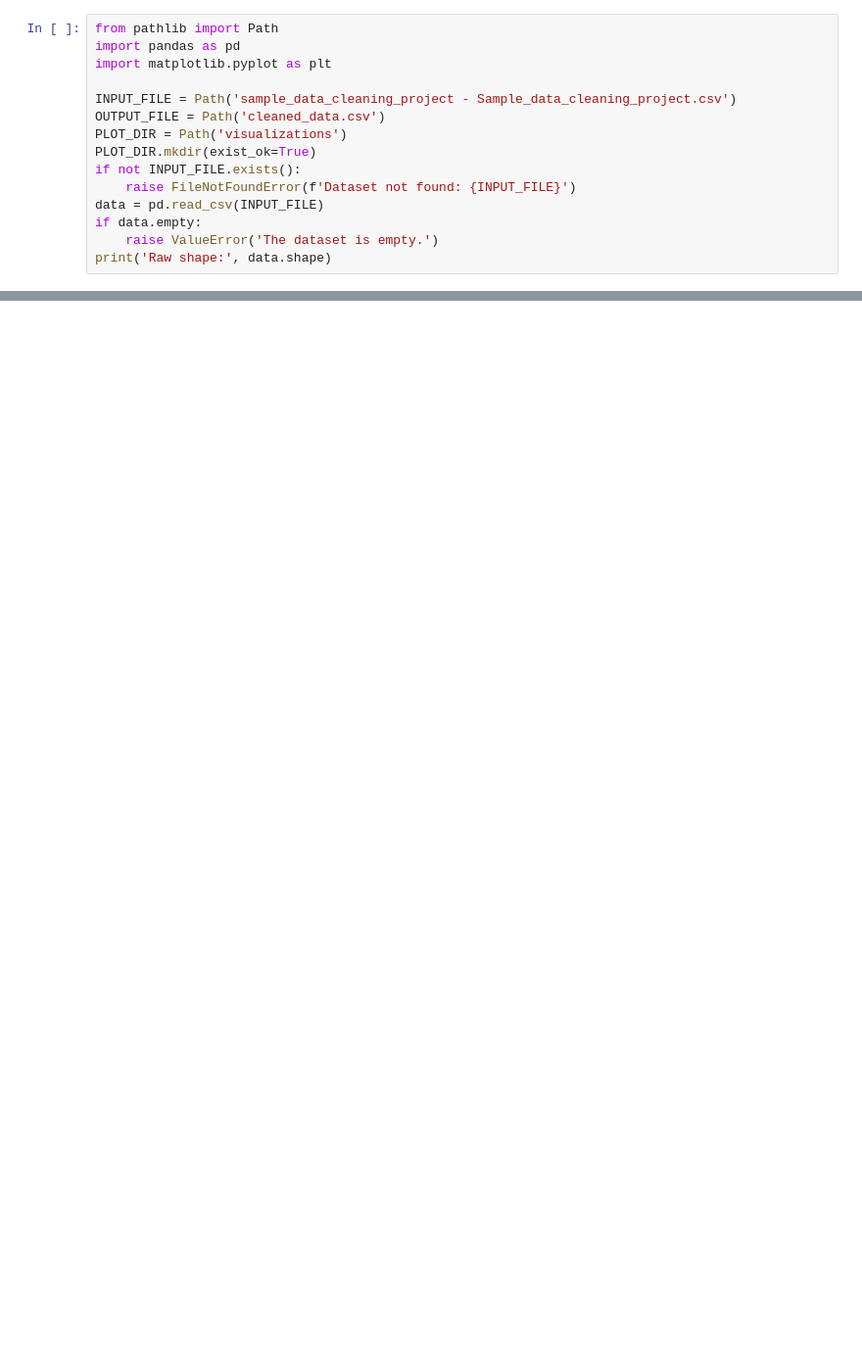
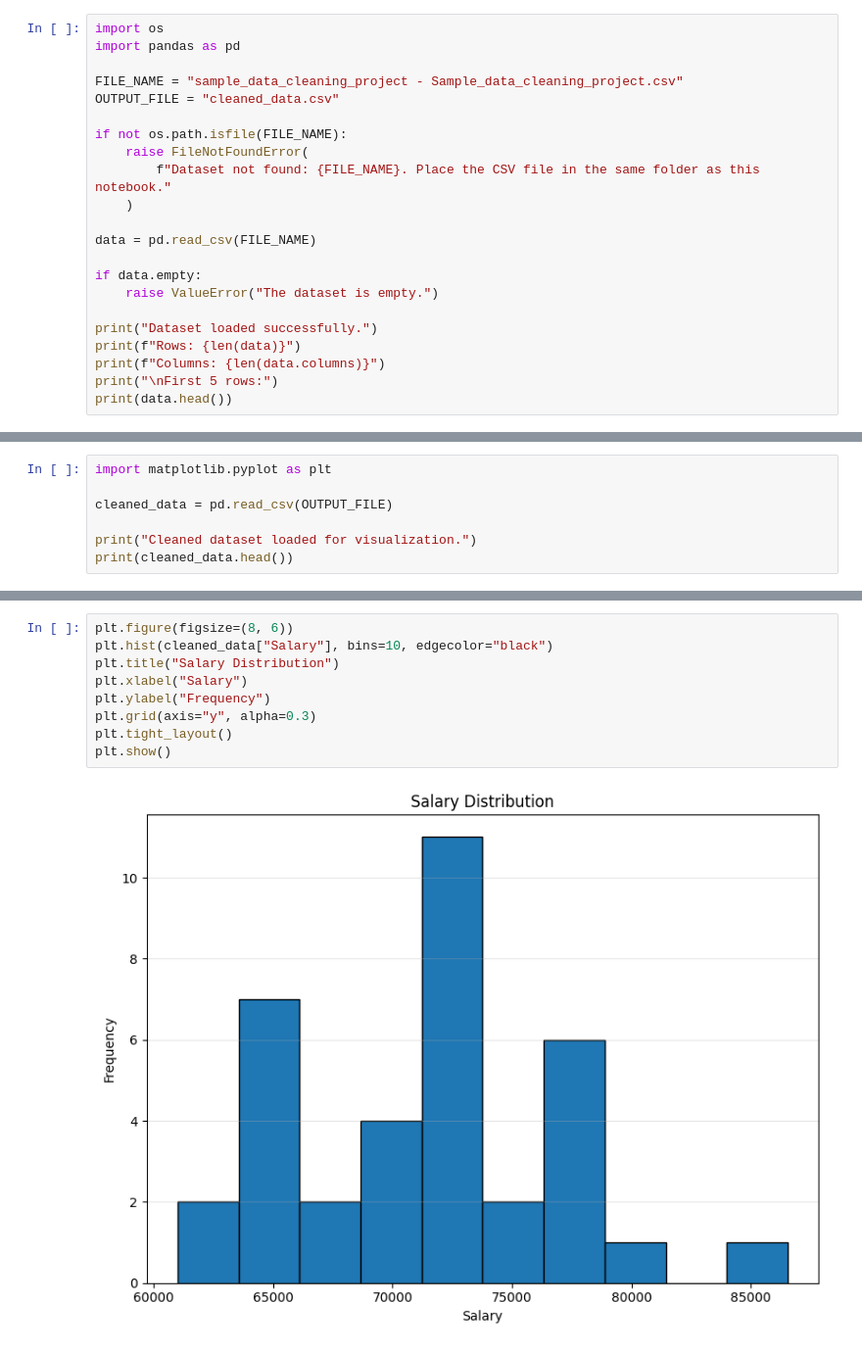
Before and after one commit to agiagilan2007-ship-it/data-cleaning-project, a Jupyter notebook: cleaningdata_final_submission_tested.ipynb, the cells around one changed output, grey strips where cells are left out. Shown at 98% size. Cells and saved outputs as stored; diff of their text form; blank space fills up the shorter version.

```diff
--- a/cleaningdata_final_submission_tested.ipynb
+++ b/cleaningdata_final_submission_tested.ipynb
@@ -5,15 +14,22 @@ This notebook cleans the raw employee CSV, validates the result, exports `cleane
 # %%
-from pathlib import Path
+import os
 import pandas as pd
-import matplotlib.pyplot as plt
 
-INPUT_FILE = Path('sample_data_cleaning_project - Sample_data_cleaning_project.csv')
-OUTPUT_FILE = Path('cleaned_data.csv')
-PLOT_DIR = Path('visualizations')
-PLOT_DIR.mkdir(exist_ok=True)
-if not INPUT_FILE.exists():
-    raise FileNotFoundError(f'Dataset not found: {INPUT_FILE}')
-data = pd.read_csv(INPUT_FILE)
+FILE_NAME = "sample_data_cleaning_project - Sample_data_cleaning_project.csv"
+OUTPUT_FILE = "cleaned_data.csv"
+
+if not os.path.isfile(FILE_NAME):
+    raise FileNotFoundError(
+        f"Dataset not found: {FILE_NAME}. Place the CSV file in the same folder as this notebook."
+    )
+
+data = pd.read_csv(FILE_NAME)
+
 if data.empty:
-    raise ValueError('The dataset is empty.')
-print('Raw shape:', data.shape)
+    raise ValueError("The dataset is empty.")
+
+print("Dataset loaded successfully.")
+print(f"Rows: {len(data)}")
+print(f"Columns: {len(data.columns)}")
+print("\nFirst 5 rows:")
+print(data.head())
@@ -78,0 +249,7 @@ print('Charts saved to', PLOT_DIR.resolve())
+# %%
+import matplotlib.pyplot as plt
+
+cleaned_data = pd.read_csv(OUTPUT_FILE)
+
+print("Cleaned dataset loaded for visualization.")
+print(cleaned_data.head())
@@ -78,0 +289,11 @@ print('Charts saved to', PLOT_DIR.resolve())
+# %%
+plt.figure(figsize=(8, 6))
+plt.hist(cleaned_data["Salary"], bins=10, edgecolor="black")
+plt.title("Salary Distribution")
+plt.xlabel("Salary")
+plt.ylabel("Frequency")
+plt.grid(axis="y", alpha=0.3)
+plt.tight_layout()
+plt.show()
+# %% [output]
+[figure, added]
```
Also changed, not shown: parts of 33 cells of this notebook.
